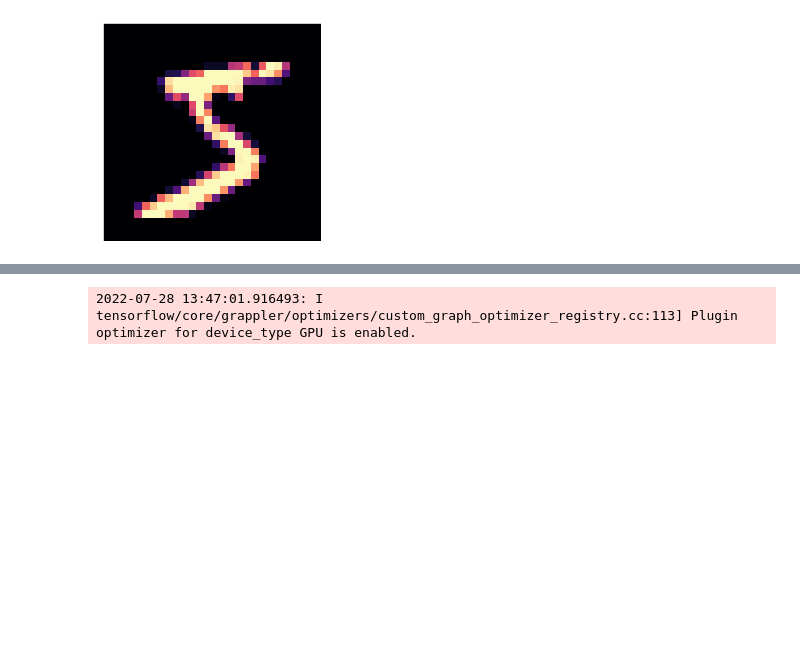
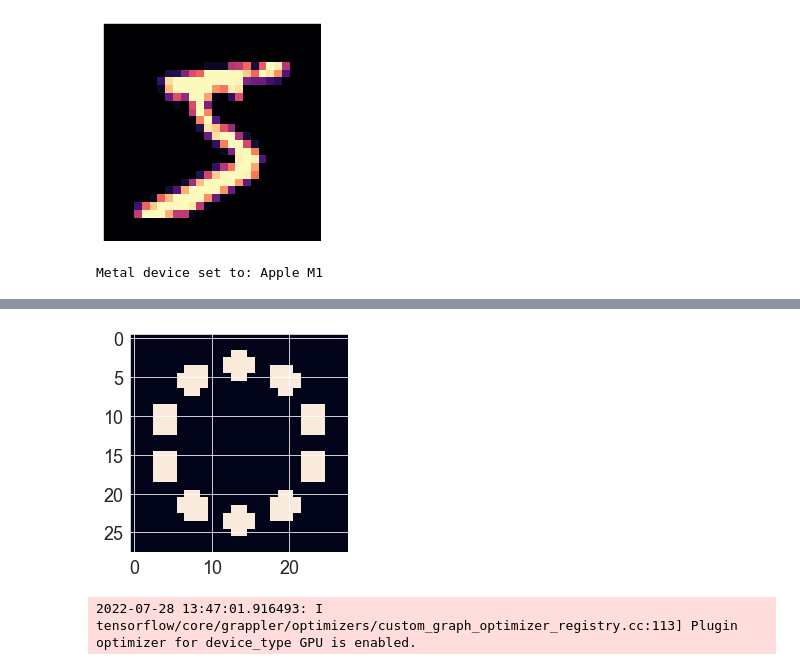
Before and after one commit to fftakumi/MOD2NN, a Jupyter notebook: Faraday/two_dim/test2.ipynb, the cells around one changed output, grey strips where cells are left out. Cells and saved outputs as stored; diff of their text form; code cells hidden in the pictures; blank space fills up the shorter version.

```diff
--- a/Faraday/two_dim/test2.ipynb
+++ b/Faraday/two_dim/test2.ipynb
@@ -42,3 +42,7 @@ test_data = {}
 for i in range(10):
   train_data[str(i)] = x_train[np.where(y_train == i)][0:train_num]
   test_data[str(i)] = x_test[np.where(y_test == i)][0:test_num]
+# %%
+CircleOnCircumferenceDetector.plot((28, 28), 10, 2, 10)
+# %% [output]
+Metal device set to: Apple M1
@@ -44,0 +51 @@ for i in range(10):
+[figure, added]
```
Also changed, not shown: parts of 4 cells of this notebook, 1 other file.
